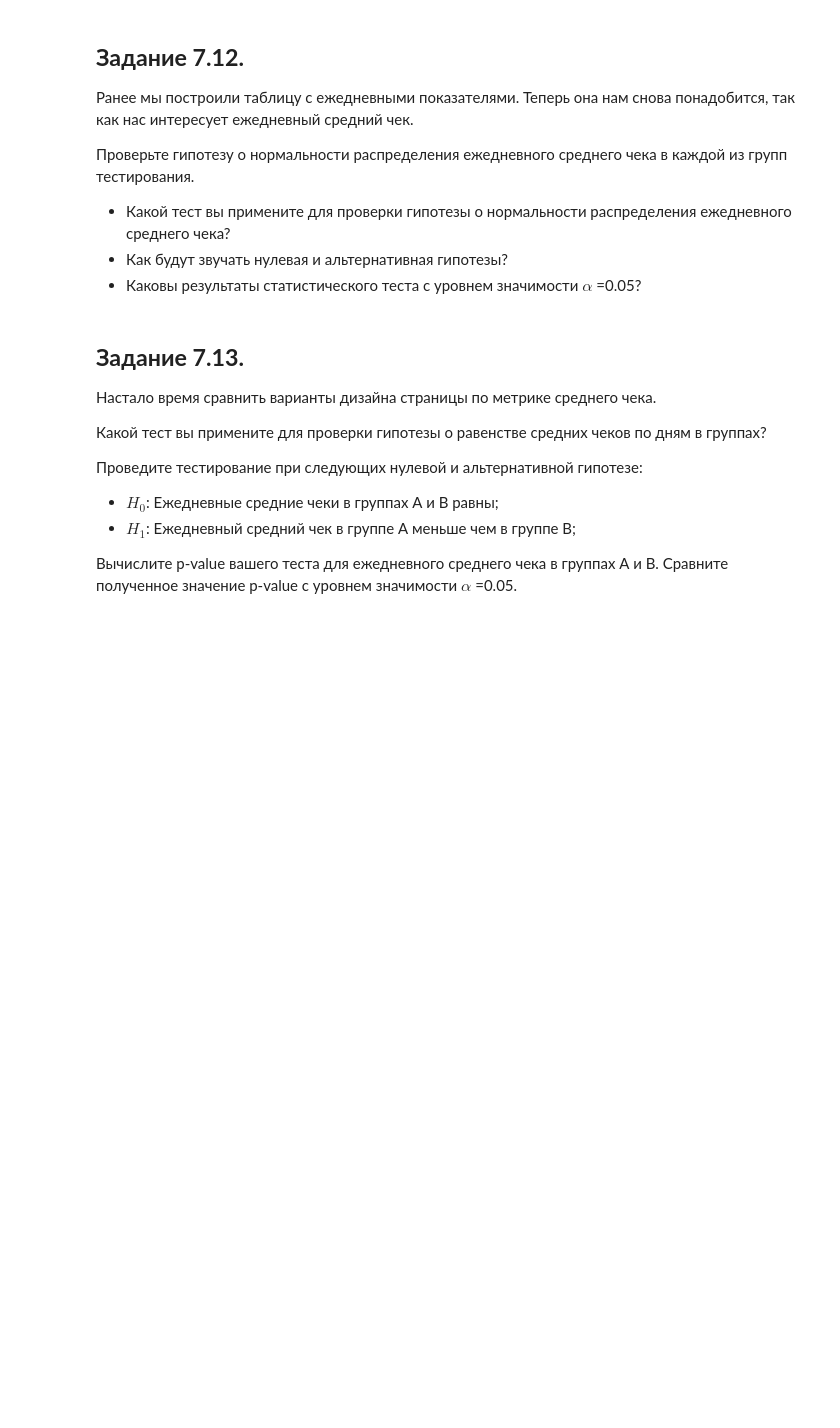
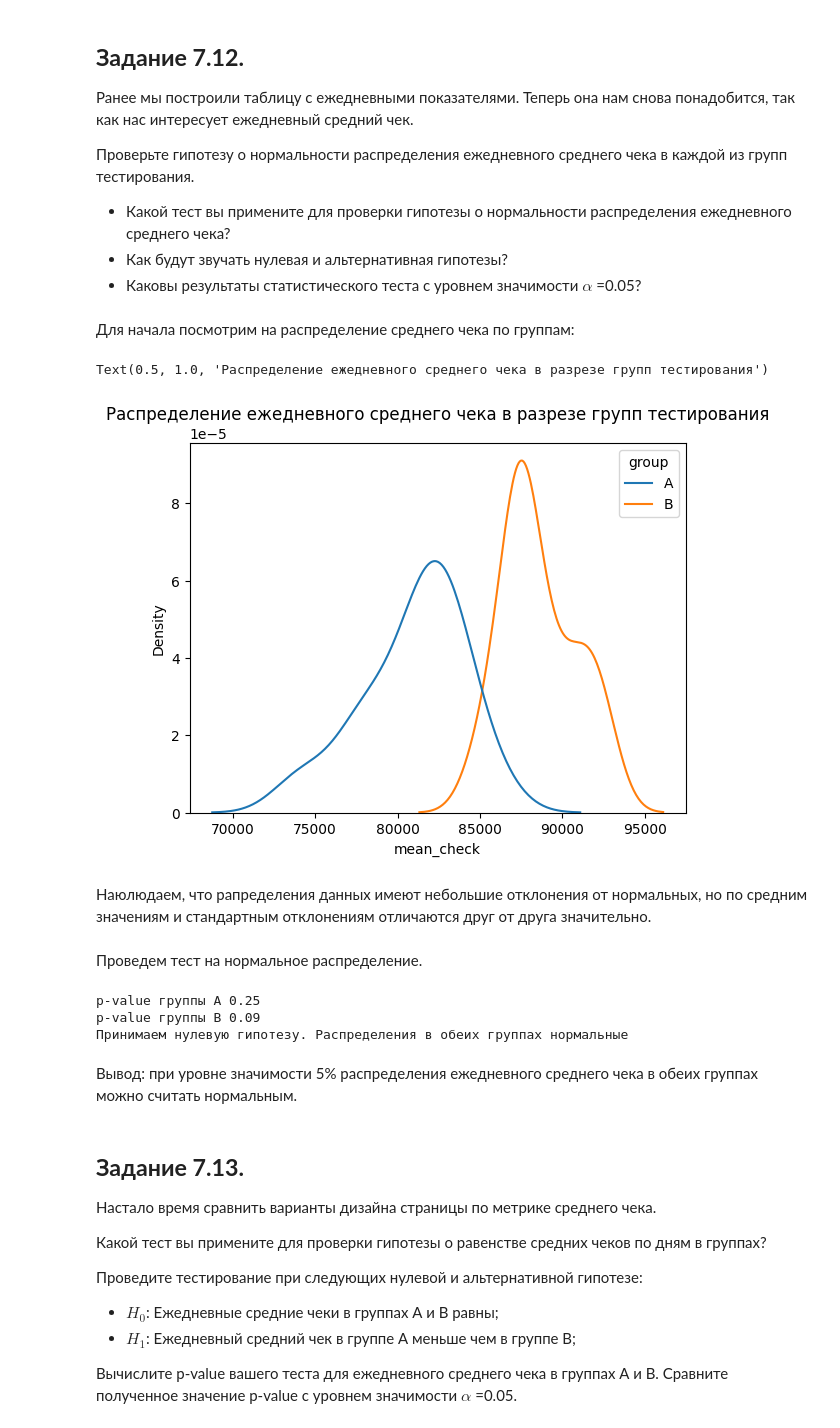
Before and after one commit to alexey300479/sf_datascience_2022, a Jupyter notebook: EDA_5/EDA_5_final_task.ipynb, the cells around one changed output. Saved outputs shown, nothing was run; the diff lists cells and outputs as text; code cells hidden in the pictures; blank space fills up the shorter version.

```diff
--- a/EDA_5/EDA_5_final_task.ipynb
+++ b/EDA_5/EDA_5_final_task.ipynb
@@ -460,8 +528,41 @@ else:
 * Какой тест вы примените  для проверки гипотезы о нормальности распределения ежедневного среднего чека?
 * Как будут звучать нулевая и альтернативная гипотезы?
 * Каковы результаты статистического теста с уровнем значимости $\alpha$ =0.05?
+# %% [markdown]
+Для начала посмотрим на распределение среднего чека по группам:
+# %%
+sns.kdeplot(data = daily_visits_sales, x = 'mean_check', hue='group')
+plt.title('Распределение ежедневного среднего чека в разрезе групп тестирования')
+# %% [output]
+Text(0.5, 1.0, 'Распределение ежедневного среднего чека в разрезе групп тестирования')
+[figure, added]
+# %% [markdown]
+Наюлюдаем, что рапределения данных имеют небольшие отклонения от нормальных, но по средним значениям и стандартным отклонениям отличаются друг от друга значительно.
+# %% [markdown]
+Проведем тест на нормальное распределение.
 # %%
 # ваш код здесь
+# нулевая и альтернативная гипотезы
+H0 = 'Распределения в обеих группах нормальные'
+H1 = 'Распределение в одной или обеих группах отлично от нормального'
+alpha = 0.05  # уровень значимости
+# вычисляем результат теста Шапиро-Уилка для выборок
+shapiro_result_a = shapiro(daily_visits_sales[daily_visits_sales.group == 'A']['mean_check'])
+shapiro_result_b = shapiro(daily_visits_sales[daily_visits_sales.group == 'B']['mean_check'])
+print('p-value группы А', round(shapiro_result_a.pvalue, 2))
+print('p-value группы B', round(shapiro_result_b.pvalue, 2))
+# сравниваем полученное p-value с уровнем значимости
+if shapiro_result_a.pvalue < alpha or shapiro_result_b.pvalue < alpha:
+    print(f"Отвергаем нулевую гипотезу. {H0}")
+    print(f"Альтернативная гипотеза. H1: {H1}")
+else:
+    print(f"Принимаем нулевую гипотезу. {H0}")
+# %% [output]
+p-value группы А 0.25
+p-value группы B 0.09
+Принимаем нулевую гипотезу. Распределения в обеих группах нормальные
+# %% [markdown]
+Вывод: при уровне значимости 5% распределения ежедневного среднего чека в обеих группах можно считать нормальным.
 # %% [markdown]
 ## **Задание 7.13.**
 Настало время сравнить варианты дизайна страницы по метрике среднего чека.
```
Also changed, not shown: parts of 30 cells of this notebook, 2 other files.
